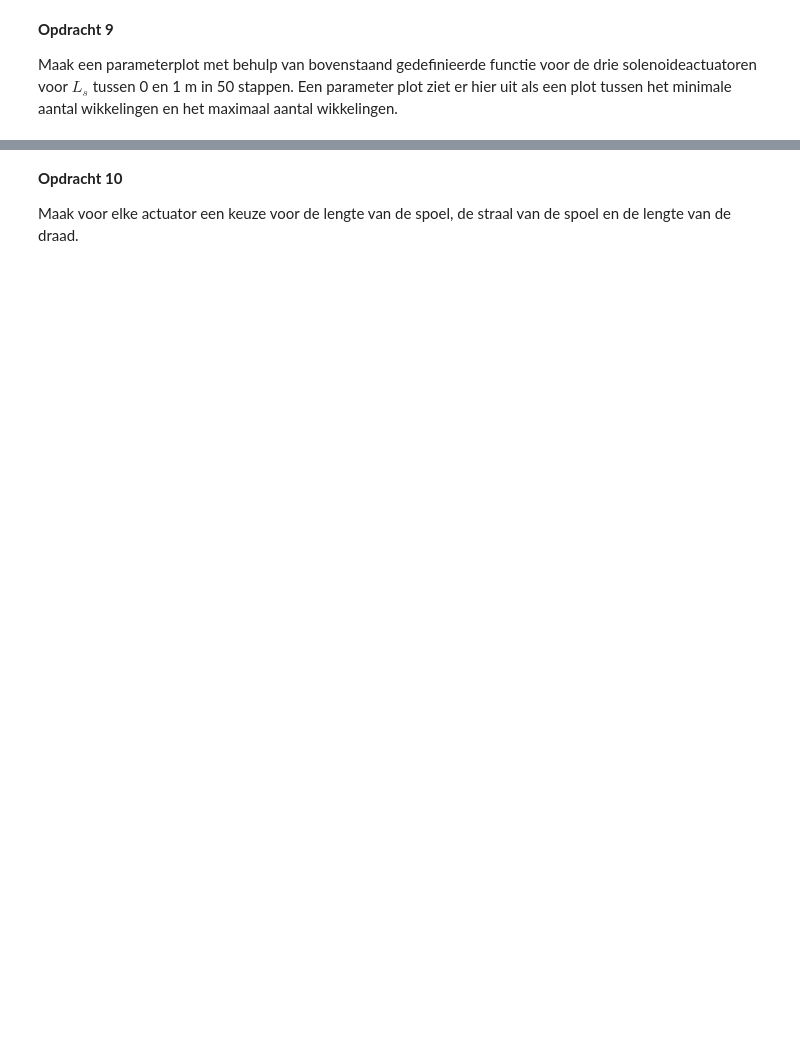
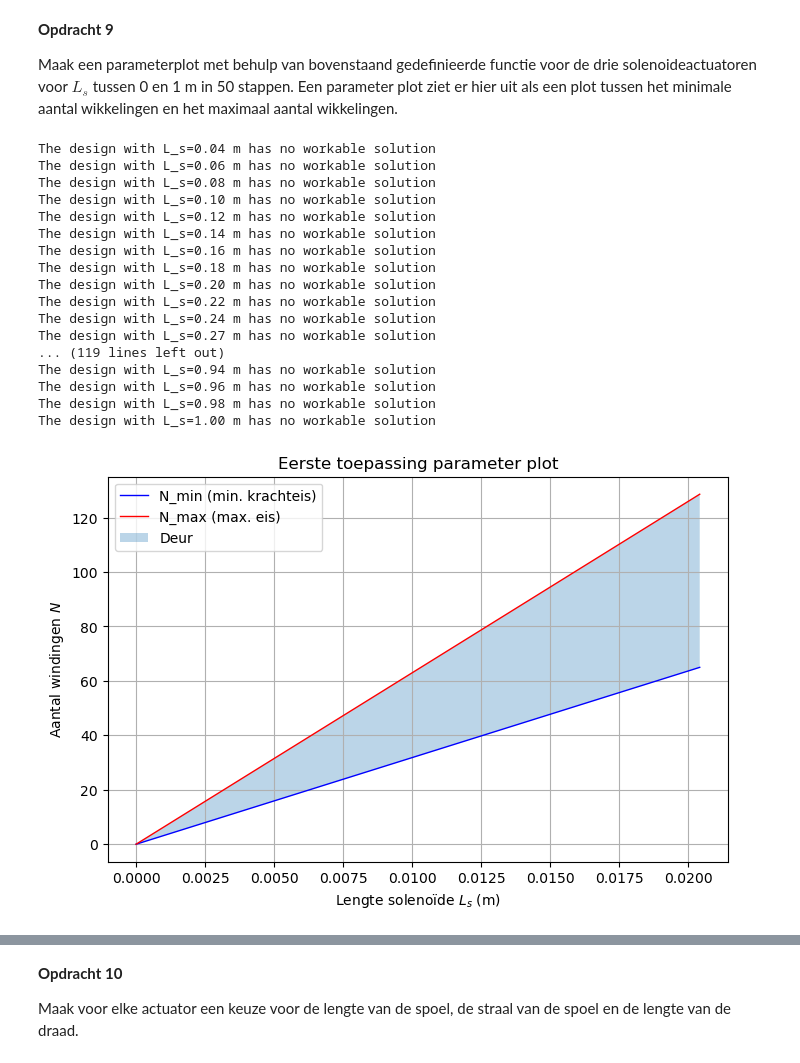
Before and after one commit to NNynke/DEF-D-assignments-N, a Jupyter notebook: DigitaleOntwerpopdrachten/2KrachtactuatorOpdracht/2KrachtactuatorOpdracht/KrachtactuatorOpdracht.ipynb, the cells around one changed output, grey strips where cells are left out. Drawn from its saved outputs; the diff is of its cells as text; code cells hidden in the pictures; blank space fills up the shorter version.

```diff
--- a/DigitaleOntwerpopdrachten/2KrachtactuatorOpdracht/2KrachtactuatorOpdracht/KrachtactuatorOpdracht.ipynb
+++ b/DigitaleOntwerpopdrachten/2KrachtactuatorOpdracht/2KrachtactuatorOpdracht/KrachtactuatorOpdracht.ipynb
@@ -234,8 +244,8 @@ def plot_data(F,I,L_draad_max,r_s,r_d,mu_r):
     return N_min_waarden, N_max_waarden
 
 # GEGEVEN TOEPASSING (DEUR ACTUATOR):
-F_deur = 40 # 40 gaf geen parametergrafiek met I_deur = I_batterij = 0.5 A. (Alle N_min > N_max => geen mogelijk design!!) #minimaal benodigde kracht in Newton
-I_deur = 2 # aangepast naar 2 A (van 0.5)
+F_deur = 2 # 40 gaf geen parametergrafiek met I_deur = I_batterij = 0.5 A. (Alle N_min > N_max => geen mogelijk design!!) #minimaal benodigde kracht in Newton
+I_deur = 0.5 # aangepast naar 2 A (van 0.5)
 L_draad_deur = L_max_deur
 r_s_deur = 0.01 #straal van de solenoïde/spoel in meter
 r_d_deur = r_draad_batterij #straal van de draad in meter
@@ -276,30 +286,49 @@ plt.fill_between(L_s_waarden,N_min_deur,N_max_deur,alpha=0.3,label='Deur')
 plt.xlabel("Lengte solenoïde $L_s$ (m)")
 plt.ylabel("Aantal windingen $N$")
 plt.title("Eerste toepassing parameter plot")
 plt.grid(True)
 plt.legend()
 plt.show()
 
 
 plt.figure(figsize=(8,5))
 plt.plot(L_s_waarden, N_min_lade, color='blue', lw=1,label="N_min (min. krachteis)")
 plt.plot(L_s_waarden, N_max_lade, color='red', lw=1, label="N_max (max. eis)")
 plt.fill_between(L_s_waarden,N_min_lade,N_max_lade,alpha=0.3,label='Kastje')
 plt.xlabel("Lengte solenoïde $L_s$ (m)")
 plt.ylabel("Aantal windingen $N$")
 plt.title("Tweede toepassing parameter plot")
 plt.grid(True)
 plt.legend()
 plt.show()
 
 
 plt.figure(figsize=(8,5))
 plt.plot(L_s_waarden, N_min_tafel, color='blue', lw=1, label="N_min (min. krachteis)")
 plt.plot(L_s_waarden, N_max_tafel, color='red', lw=1, label="N_max (max. eis)")
 plt.fill_between(L_s_waarden,N_min_tafel,N_max_tafel,alpha=0.3,label='Tafel')
 plt.xlabel("Lengte solenoïde $L_s$ (m)")
 plt.ylabel("Aantal windingen $N$")
 plt.title("Derde toepassing parameter plot")
 plt.grid(True)
 plt.legend()
 plt.show()
+# %% [output]
+The design with L_s=0.04 m has no workable solution
+The design with L_s=0.06 m has no workable solution
+The design with L_s=0.08 m has no workable solution
+The design with L_s=0.10 m has no workable solution
+The design with L_s=0.12 m has no workable solution
+The design with L_s=0.14 m has no workable solution
+The design with L_s=0.16 m has no workable solution
+The design with L_s=0.18 m has no workable solution
+The design with L_s=0.20 m has no workable solution
+The design with L_s=0.22 m has no workable solution
+The design with L_s=0.24 m has no workable solution
+The design with L_s=0.27 m has no workable solution
+... (119 lines left out)
+The design with L_s=0.94 m has no workable solution
+The design with L_s=0.96 m has no workable solution
+The design with L_s=0.98 m has no workable solution
+The design with L_s=1.00 m has no workable solution
+[figure, added]
```
Also changed, not shown: parts of 9 cells of this notebook, 2 other files.
